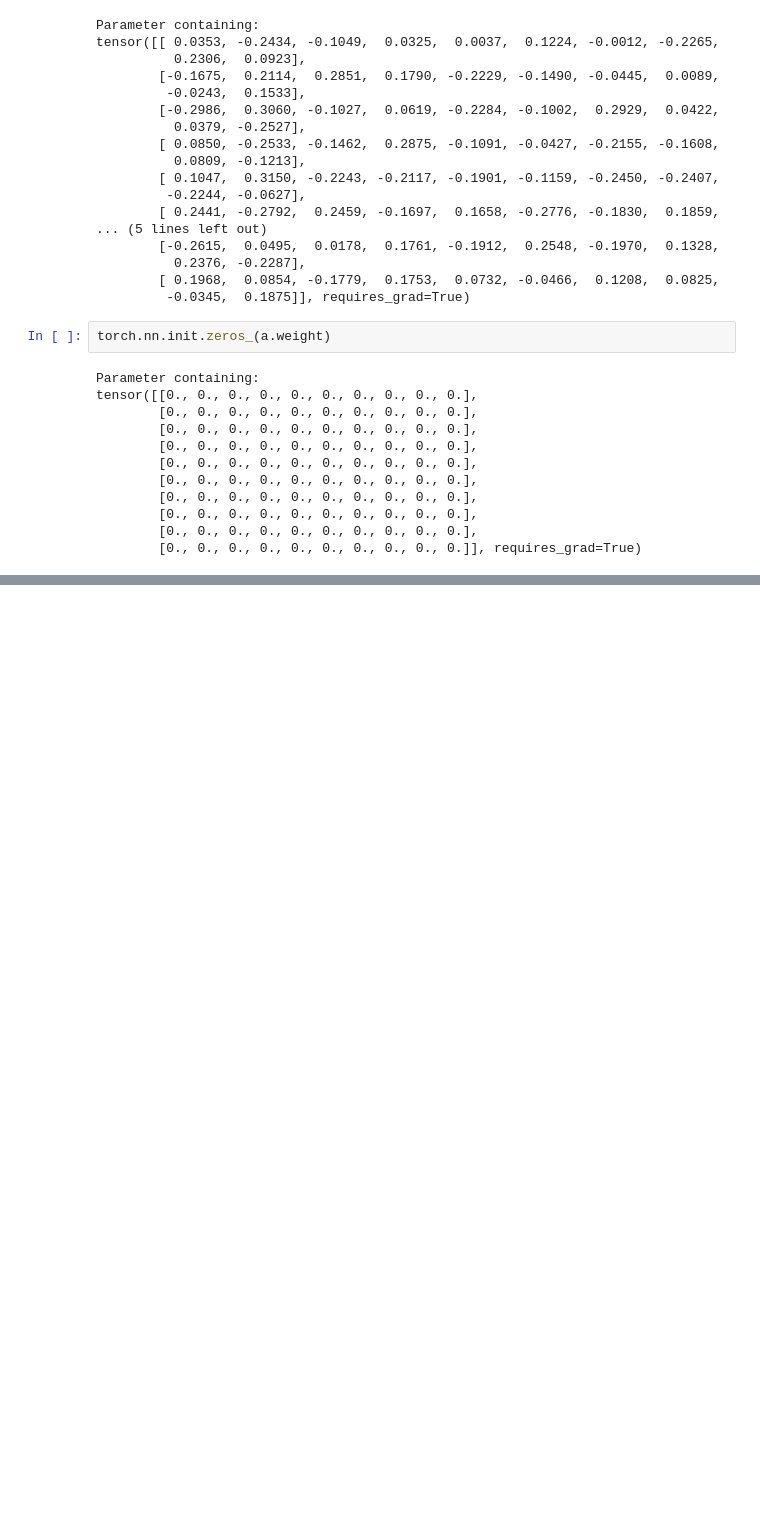
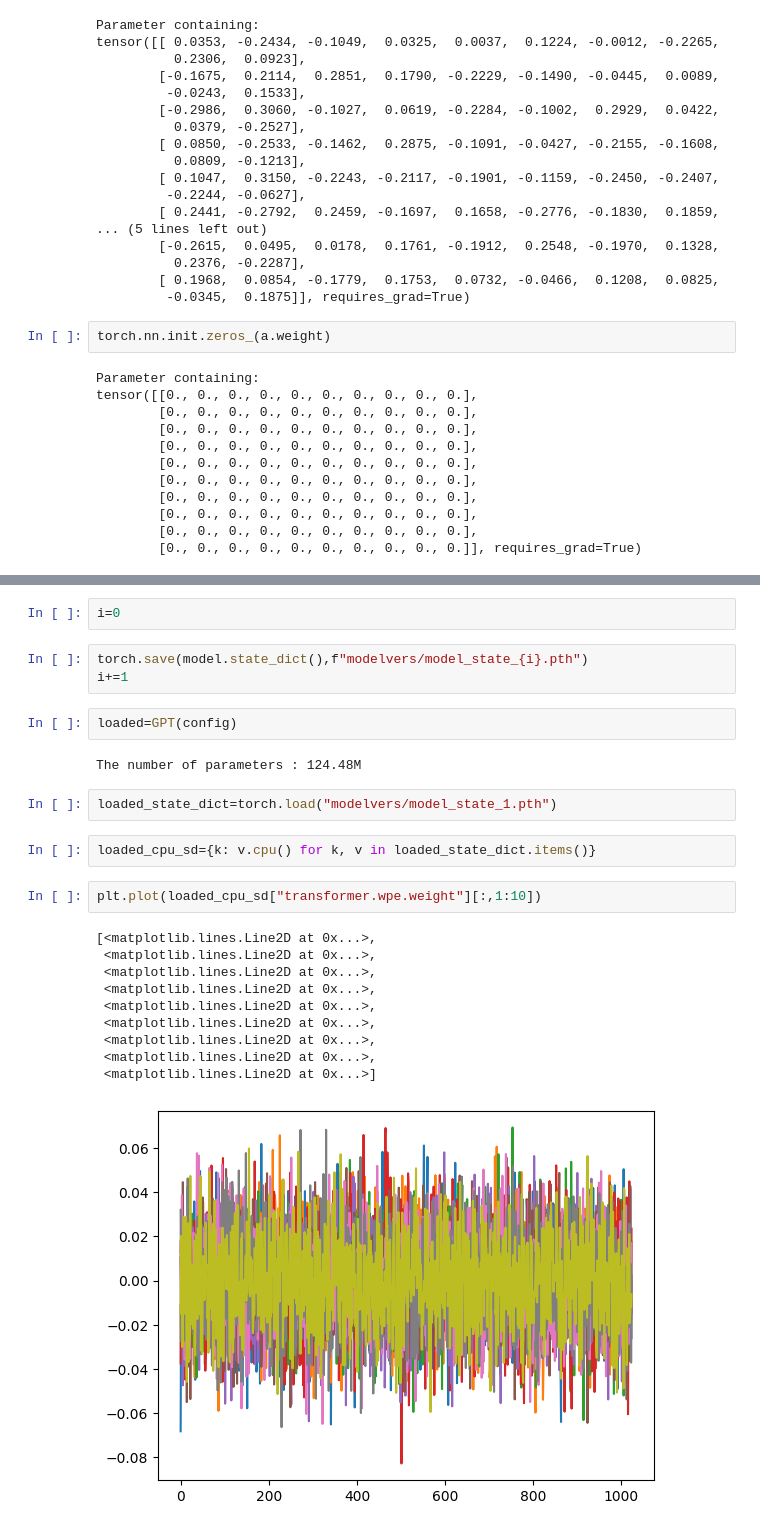
Before and after one commit to uvamsi76/practice_nanogpt, a Jupyter notebook: play.ipynb, the cells around one changed output, grey strips where cells are left out. Drawn from its saved outputs; the diff is of its cells as text; blank space fills up the shorter version.

```diff
--- a/play.ipynb
+++ b/play.ipynb
@@ -236,0 +297,26 @@ tensor([[0., 0., 0., 0., 0., 0., 0., 0., 0., 0.],
+# %%
+i=0
+# %%
+torch.save(model.state_dict(),f"modelvers/model_state_{i}.pth")
+i+=1
+# %%
+loaded=GPT(config)
+# %% [output]
+The number of parameters : 124.48M
+# %%
+loaded_state_dict=torch.load("modelvers/model_state_1.pth")
+# %%
+loaded_cpu_sd={k: v.cpu() for k, v in loaded_state_dict.items()}
+# %%
+plt.plot(loaded_cpu_sd["transformer.wpe.weight"][:,1:10])
+# %% [output]
+[<matplotlib.lines.Line2D at 0x...>,
+ <matplotlib.lines.Line2D at 0x...>,
+ <matplotlib.lines.Line2D at 0x...>,
+ <matplotlib.lines.Line2D at 0x...>,
+ <matplotlib.lines.Line2D at 0x...>,
+ <matplotlib.lines.Line2D at 0x...>,
+ <matplotlib.lines.Line2D at 0x...>,
+ <matplotlib.lines.Line2D at 0x...>,
+ <matplotlib.lines.Line2D at 0x...>]
+[figure, added]
```
Also changed, not shown: parts of 8 cells of this notebook, 3 other files.
